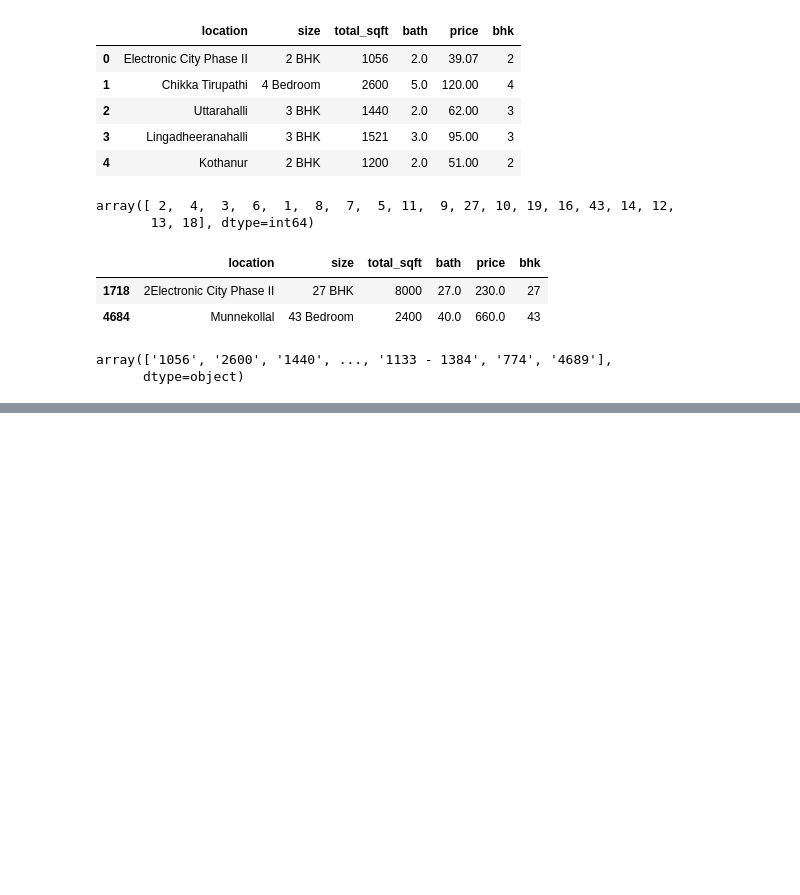
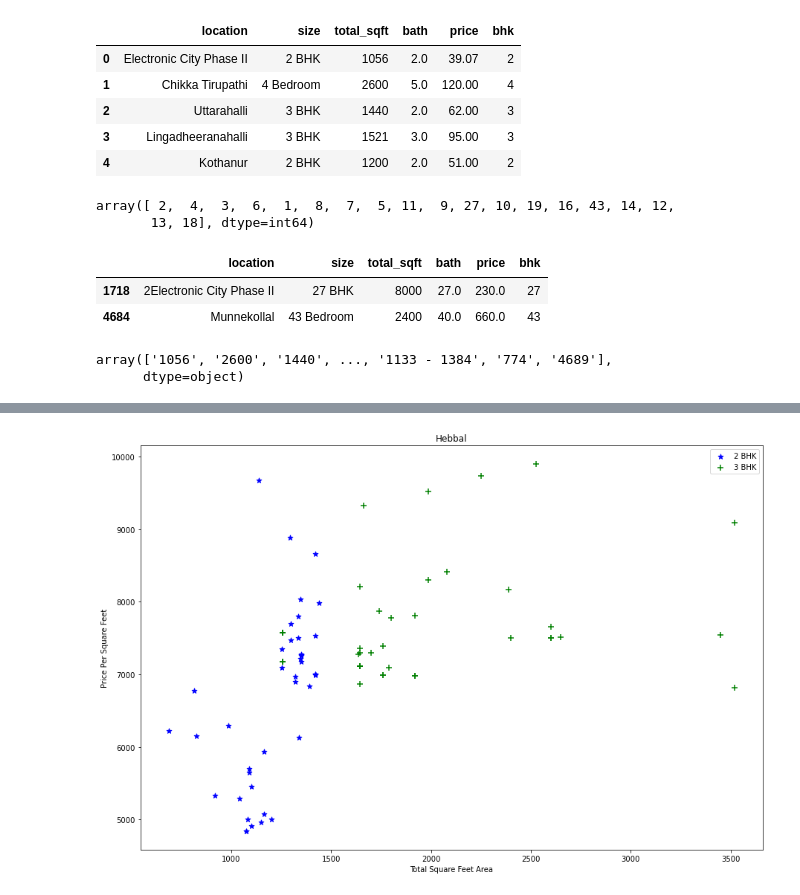
Before and after one commit to emmanuelogebe/Real-Estate-Price-Prediction-Project, a Jupyter notebook: Real Estate Price Prediction Project 2.ipynb, the cells around one changed output, grey strips where cells are left out. Saved outputs shown, nothing was run; the diff lists cells and outputs as text; code cells hidden in the pictures; blank space fills up the shorter version.

```diff
--- a/Real Estate Price Prediction Project 2.ipynb
+++ b/Real Estate Price Prediction Project 2.ipynb
@@ -121,0 +346,4 @@ array(['1056', '2600', '1440', ..., '1133 - 1384', '774', '4689'],
+# %%
+plot_scatter_chart(df8,"Hebbal")
+# %% [output]
+[figure, added]
```
Also changed, not shown: parts of 44 cells of this notebook.
